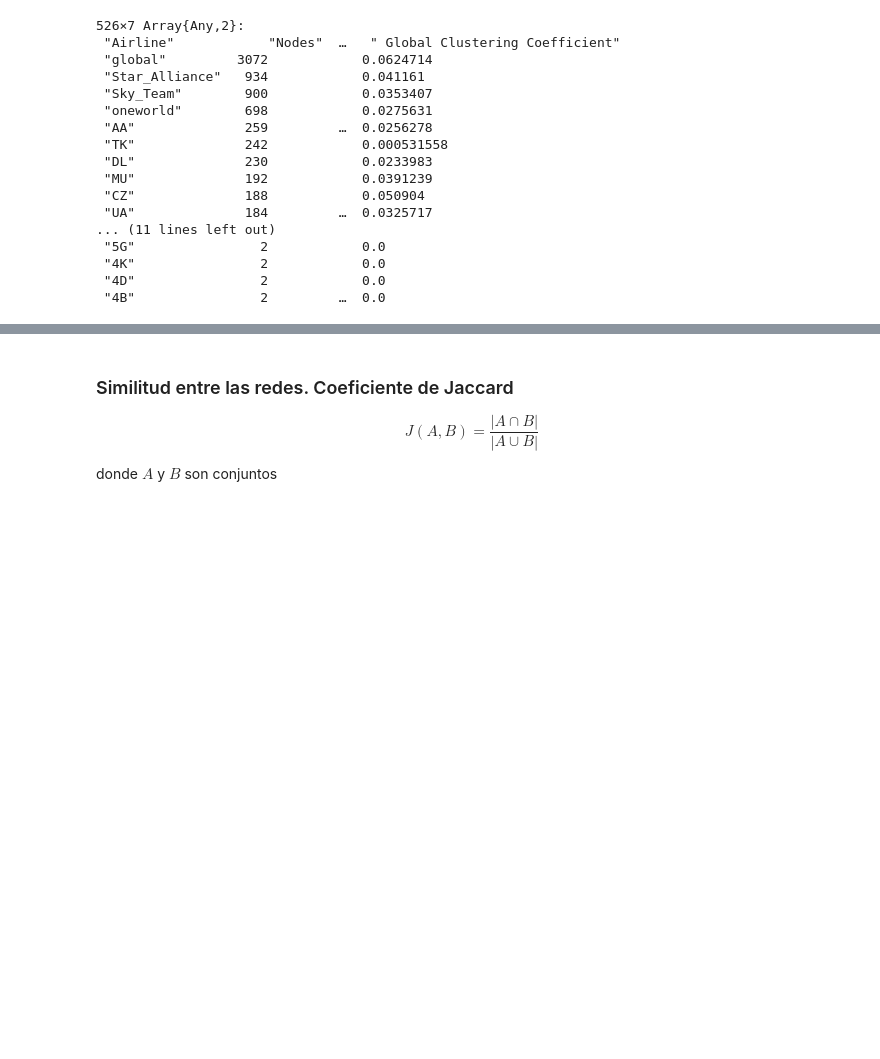
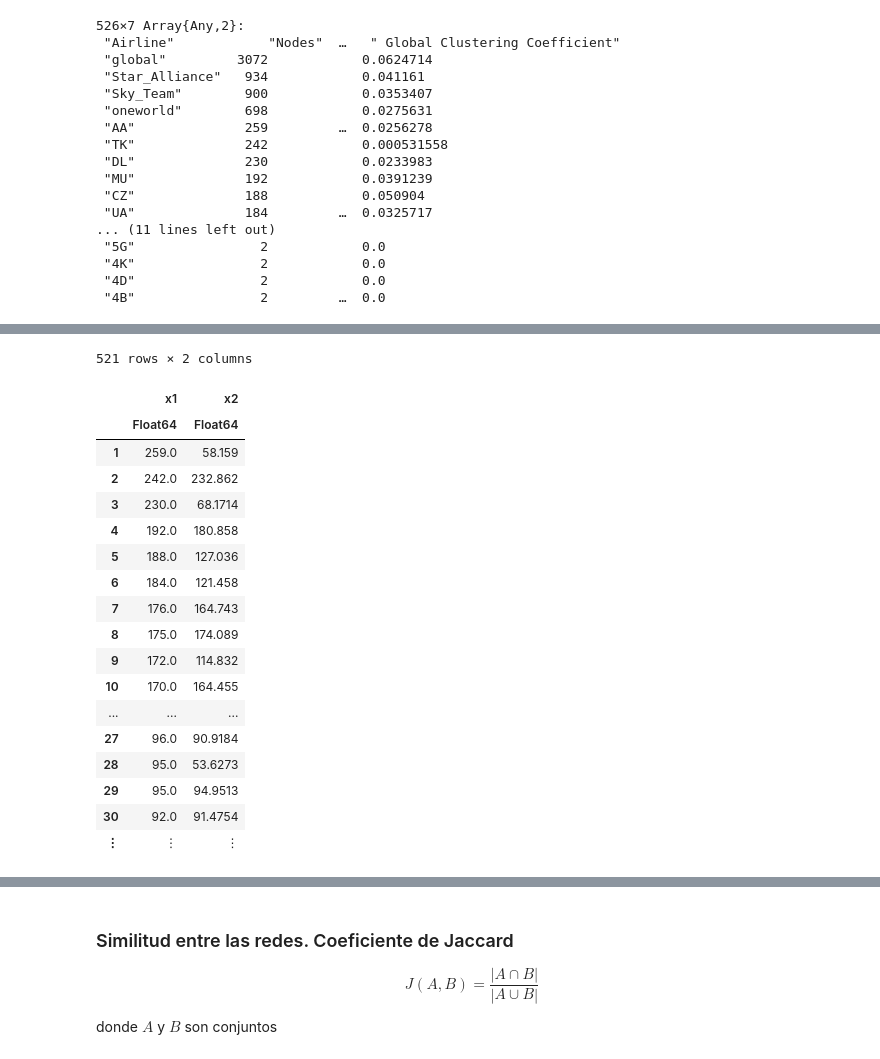
Before and after one commit to Yuriyama/Proyecto_aerolineas, a Jupyter notebook: Code/Analysis.ipynb, the cells around one changed output, grey strips where cells are left out. Cells and saved outputs as stored; diff of their text form; code cells hidden in the pictures; blank space fills up the shorter version.

```diff
--- a/Code/Analysis.ipynb
+++ b/Code/Analysis.ipynb
@@ -128,0 +569,18 @@ tabla_info_net;
+# %%
+columna_nodo2 = tabla_info_net[:,2]
+x2 = columna_nodo[6:end]
+x2 = convert(Array{Int64,1}, x2);
+# %%
+y_cobertura2 = Array{Float64}(undef, 0)
+
+for i in 6:length(lista_aerolineas) #Desde el 6 para tomar solo las aerolíneas
+
+    airline_code = lista_aerolineas[i] #Código
+    aerolinea_cobertura = string(airline_code, "_layer_coverage.csv")
+    leo_cobertura = readdlm("/Users/yuriko/Documents/UNAM/Tesis_Lic/RESULTADOS_SCRIPT/YURIKO_TESIS/$airline_code/cobertura/$aerolinea_cobertura", Float64)
+
+    y_cobertura2 = push!(y_cobertura2, leo_cobertura[1])
+
+end
+
+return y_cobertura2
@@ -128,0 +605,23 @@ tabla_info_net;
+# %%
+df_cov2 = hcat(x2, y_cobertura2)
+df_cov2 = convert(DataFrame, df_cov2)
+# %% [output]
+521 rows × 2 columns
+|  | x1 | x2 |
+|  | Float64 | Float64 |
+| 1 | 259.0 | 58.159 |
+| 2 | 242.0 | 232.862 |
+| 3 | 230.0 | 68.1714 |
+| 4 | 192.0 | 180.858 |
+| 5 | 188.0 | 127.036 |
+| 6 | 184.0 | 121.458 |
+| 7 | 176.0 | 164.743 |
+| 8 | 175.0 | 174.089 |
+| 9 | 172.0 | 114.832 |
+| 10 | 170.0 | 164.455 |
+| ... | ... | ... |
+| 27 | 96.0 | 90.9184 |
+| 28 | 95.0 | 53.6273 |
+| 29 | 95.0 | 94.9513 |
+| 30 | 92.0 | 91.4754 |
+| ⋮ | ⋮ | ⋮ |
```
Also changed, not shown: parts of 104 cells of this notebook.
